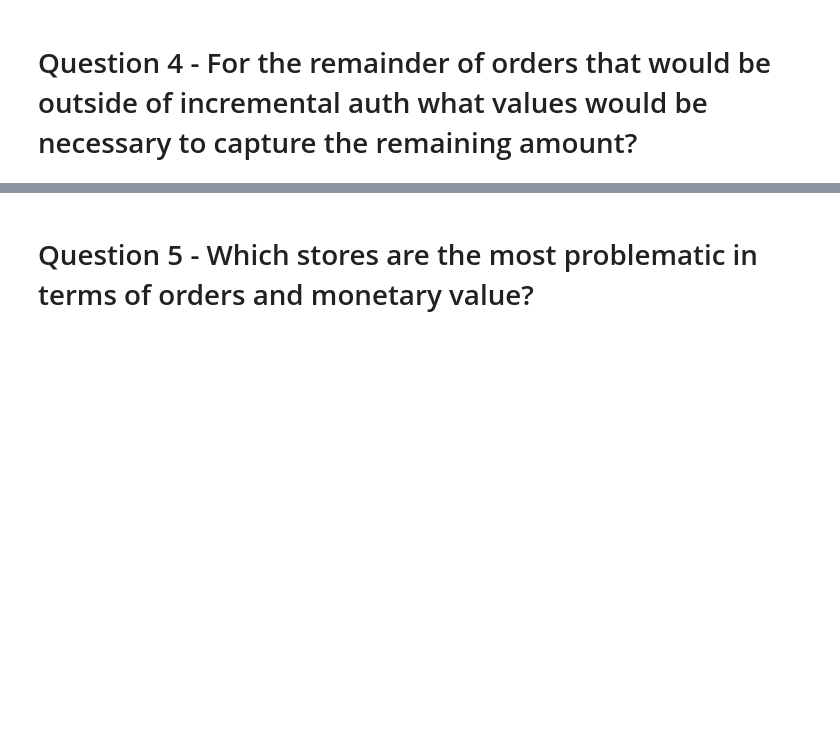
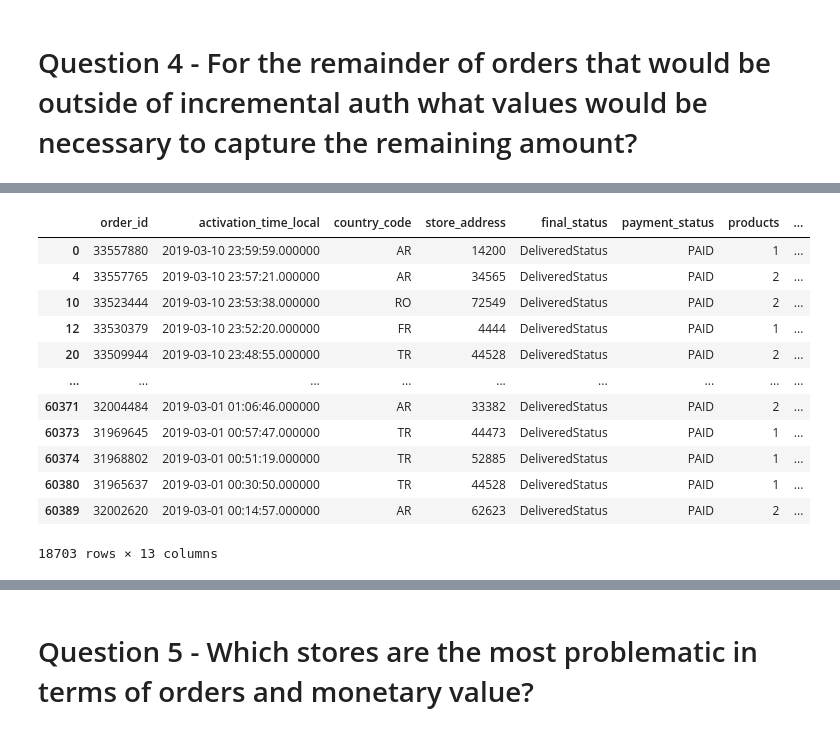
Before and after one commit to Nikolas121205/Monica-and-Nikolas-projet, a Jupyter notebook: main.ipynb, the cells around one changed output, grey strips where cells are left out. Drawn from its saved outputs; the diff is of its cells as text; code cells hidden in the pictures; blank space fills up the shorter version.

```diff
--- a/main.ipynb
+++ b/main.ipynb
@@ -171,0 +188,20 @@ df.loc[df['purchase_total_price'] > df['products_total_20'], 'price_difference']
+# %%
+df_q4_filter = df["price_difference"] != 0.000
+# %%
+df_q4 = df[df_q4_filter]
+# %%
+df_q4
+# %% [output]
+|  | order_id | activation_time_local | country_code | store_address | final_status | payment_status | products | ... |
+| 0 | 33557880 | 2019-03-10 23:59:59.000000 | AR | 14200 | DeliveredStatus | PAID | 1 | ... |
+| 4 | 33557765 | 2019-03-10 23:57:21.000000 | AR | 34565 | DeliveredStatus | PAID | 2 | ... |
+| 10 | 33523444 | 2019-03-10 23:53:38.000000 | RO | 72549 | DeliveredStatus | PAID | 2 | ... |
+| 12 | 33530379 | 2019-03-10 23:52:20.000000 | FR | 4444 | DeliveredStatus | PAID | 1 | ... |
+| 20 | 33509944 | 2019-03-10 23:48:55.000000 | TR | 44528 | DeliveredStatus | PAID | 2 | ... |
+| ... | ... | ... | ... | ... | ... | ... | ... | ... |
+| 60371 | 32004484 | 2019-03-01 01:06:46.000000 | AR | 33382 | DeliveredStatus | PAID | 2 | ... |
+| 60373 | 31969645 | 2019-03-01 00:57:47.000000 | TR | 44473 | DeliveredStatus | PAID | 1 | ... |
+| 60374 | 31968802 | 2019-03-01 00:51:19.000000 | TR | 52885 | DeliveredStatus | PAID | 1 | ... |
+| 60380 | 31965637 | 2019-03-01 00:30:50.000000 | TR | 44528 | DeliveredStatus | PAID | 1 | ... |
+| 60389 | 32002620 | 2019-03-01 00:14:57.000000 | AR | 62623 | DeliveredStatus | PAID | 2 | ... |
+18703 rows × 13 columns
```
Also changed, not shown: parts of 5 cells of this notebook.
